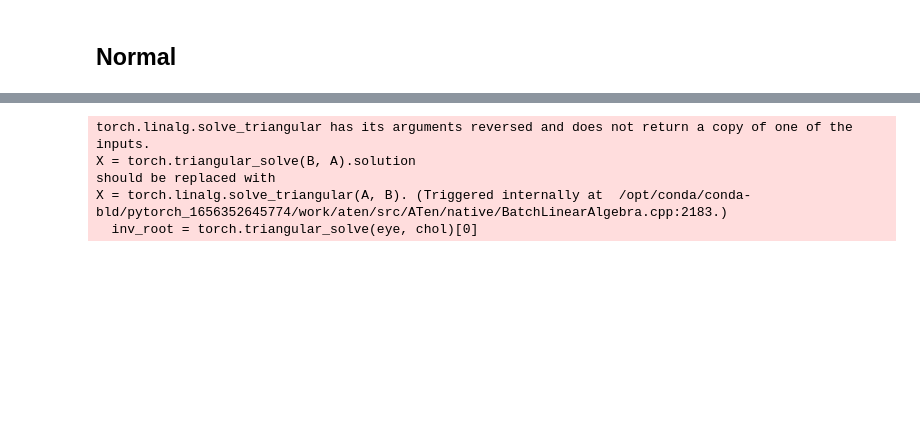
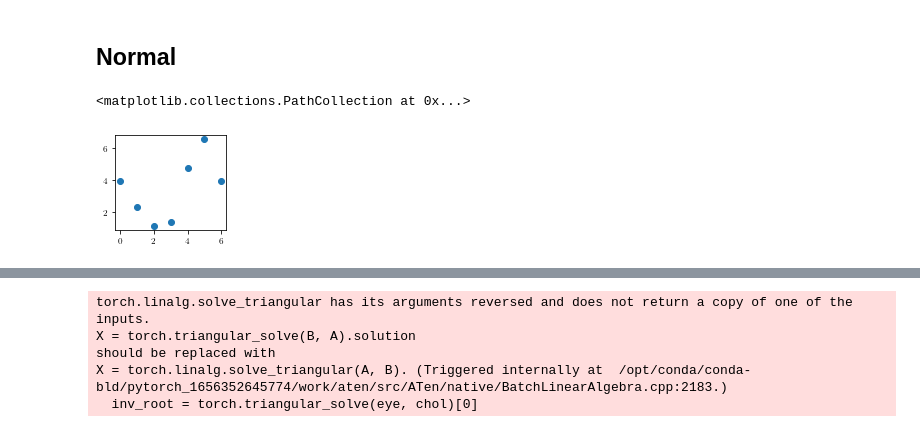
Before and after one commit to Aadesh-1404/nilm_gp, a Jupyter notebook: Notebooks/Feature_based_GP.ipynb, the cells around one changed output, grey strips where cells are left out. Cells and saved outputs as stored; diff of their text form; code cells hidden in the pictures; blank space fills up the shorter version.

```diff
--- a/Notebooks/Feature_based_GP.ipynb
+++ b/Notebooks/Feature_based_GP.ipynb
@@ -677,3 +640,6 @@ savefig("RBFxPeriodicKernel")
 # %%
-# plt.scatter(range(x_train_features.shape[1]),model.mll.model.base_covar_module.base_kernel.lengthscale.cpu().detach().reshape(-1,1))
+plt.scatter(range(x_train_features.shape[1]),model.mll.model.base_covar_module.base_kernel.lengthscale.cpu().detach().reshape(-1,1))
+# %% [output]
+<matplotlib.collections.PathCollection at 0x...>
+[figure, added]
 # %%
```
Also changed, not shown: parts of 22 cells of this notebook, 28 other files.
